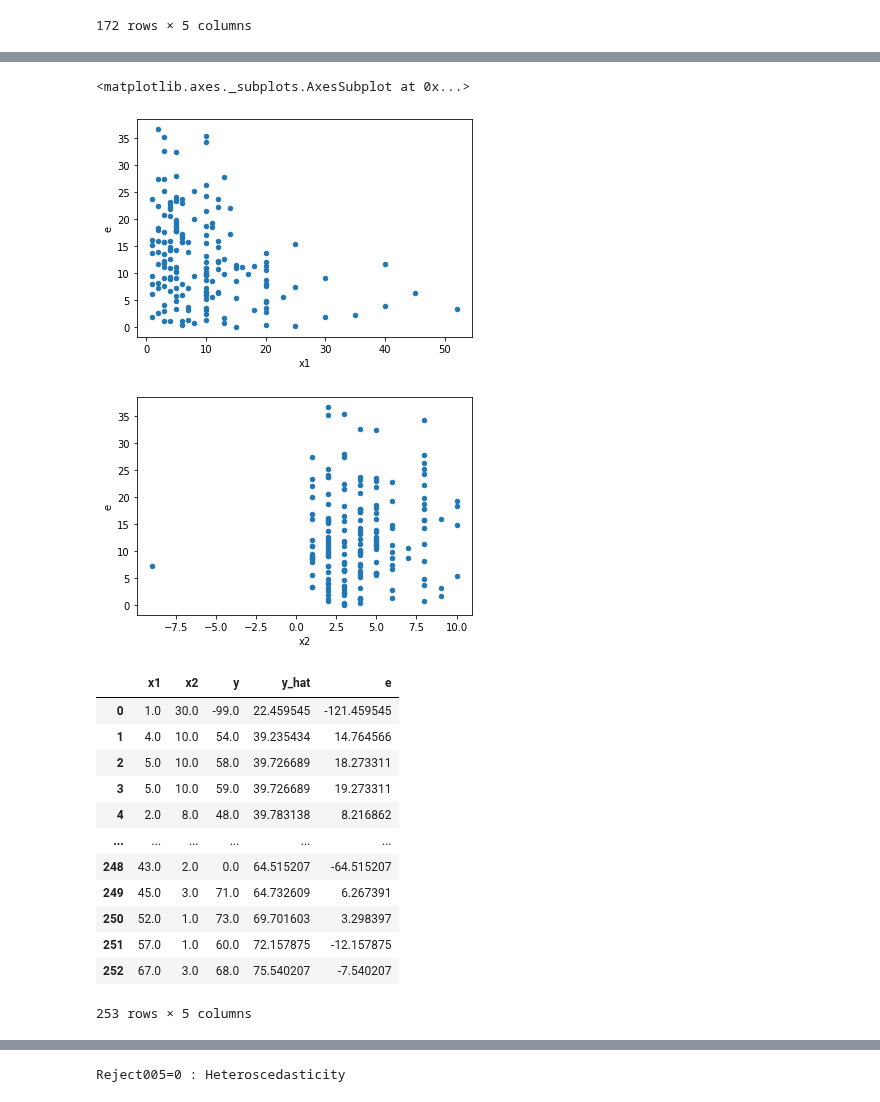
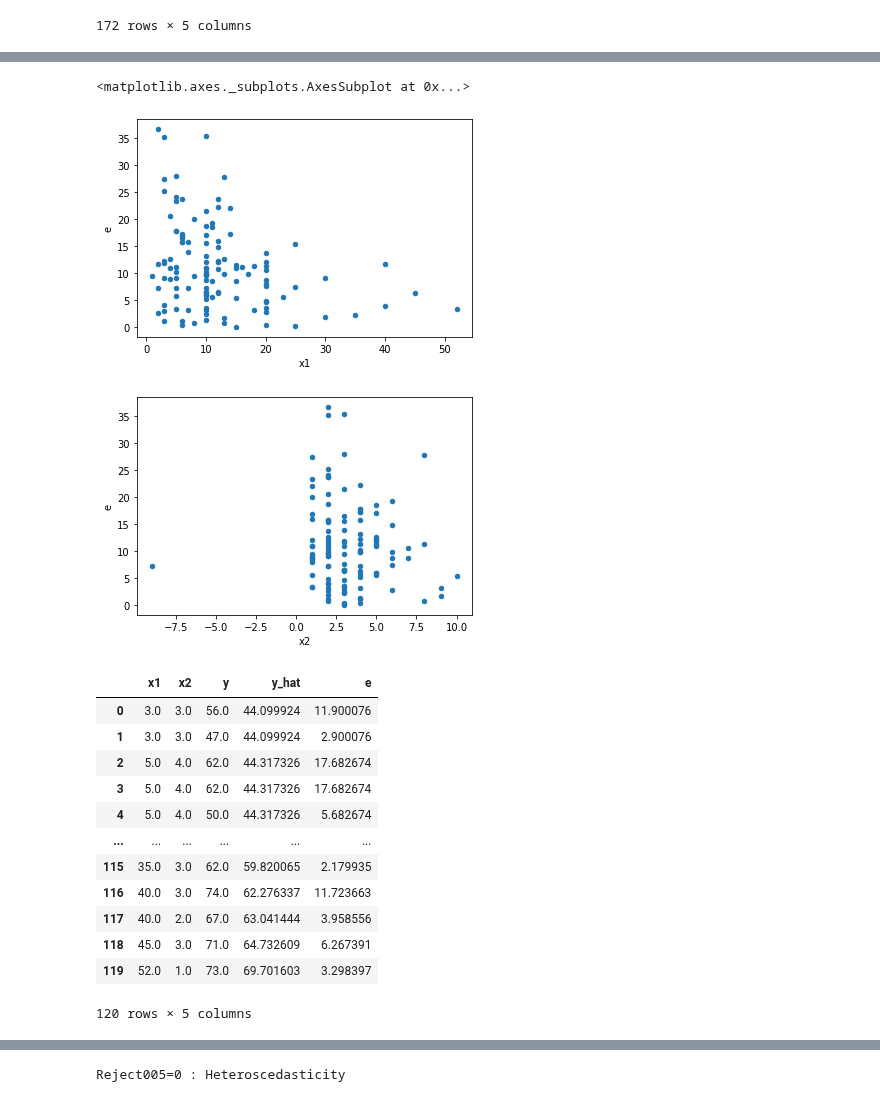
Before and after one commit to iam-fern/real_data, a Jupyter notebook: CHNS_pexam_pub_12_U24BU23U36_new.ipynb, the cells around one changed output, grey strips where cells are left out. Saved outputs shown, nothing was run; the diff lists cells and outputs as text; code cells hidden in the pictures.

```diff
--- a/CHNS_pexam_pub_12_U24BU23U36_new.ipynb
+++ b/CHNS_pexam_pub_12_U24BU23U36_new.ipynb
@@ -169,0 +177,3 @@ data_new
+# %%
+data_new1 = data_new.loc[data["y_hat"] >= 44.05 ]
+data_new1
@@ -174,32 +198,32 @@ files.download('CHNS_pexam_pub_12_U24BU23U36_new.csv')
 [interactive output not drawn]
 [interactive output not drawn]
 # %%
-data_new.plot(x ='x1', y='e', kind = 'scatter')
-data_new.plot(x ='x2', y='e', kind = 'scatter')
+data_new1.plot(x ='x1', y='e', kind = 'scatter')
+data_new1.plot(x ='x2', y='e', kind = 'scatter')
 # %% [output]
 <matplotlib.axes._subplots.AxesSubplot at 0x...>
-[figure, old version]
+[figure, new version]
-[figure, old version]
+[figure, new version]
 # %%
 # เรียง data จากน้อยไปมากตาม y_hat
-new_table_sort = data.sort_values('y_hat')
+new_table_sort = data_new1.sort_values('y_hat')
 new_table_sort.reset_index(inplace=True)
 new_table_sort.drop(['index'], axis=1, inplace=True)
 new_table_sort
 # %% [output]
 |  | x1 | x2 | y | y_hat | e |
-| 0 | 1.0 | 30.0 | -99.0 | 22.459545 | -121.459545 |
-| 1 | 4.0 | 10.0 | 54.0 | 39.235434 | 14.764566 |
-| 2 | 5.0 | 10.0 | 58.0 | 39.726689 | 18.273311 |
-| 3 | 5.0 | 10.0 | 59.0 | 39.726689 | 19.273311 |
-| 4 | 2.0 | 8.0 | 48.0 | 39.783138 | 8.216862 |
+| 0 | 3.0 | 3.0 | 56.0 | 44.099924 | 11.900076 |
+| 1 | 3.0 | 3.0 | 47.0 | 44.099924 | 2.900076 |
+| 2 | 5.0 | 4.0 | 62.0 | 44.317326 | 17.682674 |
+| 3 | 5.0 | 4.0 | 62.0 | 44.317326 | 17.682674 |
+| 4 | 5.0 | 4.0 | 50.0 | 44.317326 | 5.682674 |
 | ... | ... | ... | ... | ... | ... |
-| 248 | 43.0 | 2.0 | 0.0 | 64.515207 | -64.515207 |
-| 249 | 45.0 | 3.0 | 71.0 | 64.732609 | 6.267391 |
-| 250 | 52.0 | 1.0 | 73.0 | 69.701603 | 3.298397 |
-| 251 | 57.0 | 1.0 | 60.0 | 72.157875 | -12.157875 |
-| 252 | 67.0 | 3.0 | 68.0 | 75.540207 | -7.540207 |
+| 115 | 35.0 | 3.0 | 62.0 | 59.820065 | 2.179935 |
+| 116 | 40.0 | 3.0 | 74.0 | 62.276337 | 11.723663 |
+| 117 | 40.0 | 2.0 | 67.0 | 63.041444 | 3.958556 |
+| 118 | 45.0 | 3.0 | 71.0 | 64.732609 | 6.267391 |
+| 119 | 52.0 | 1.0 | 73.0 | 69.701603 | 3.298397 |
-253 rows × 5 columns
+120 rows × 5 columns
 # %%
 # กำหนด % การแบ่งข้อมูล
 percent_data = 0.4
```
Also changed, not shown: parts of 16 cells of this notebook.
